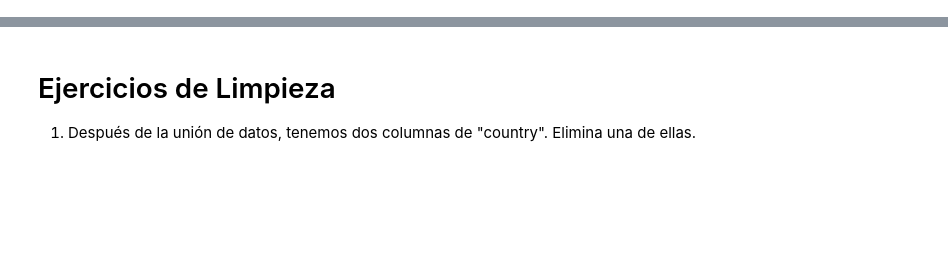
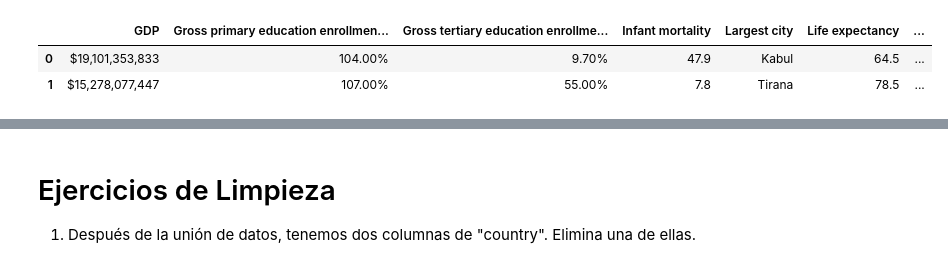
Before and after one commit to ana-nobre/Pair-Numpy-Pandas, a Jupyter notebook: Pair_Unión_Limpieza_Datos.ipynb, the cells around one changed output, grey strips where cells are left out. Cells and saved outputs as stored; diff of their text form; code cells hidden in the pictures; blank space fills up the shorter version.

```diff
--- a/Pair_Unión_Limpieza_Datos.ipynb
+++ b/Pair_Unión_Limpieza_Datos.ipynb
@@ -17,0 +17,7 @@ Explica por qué elegiste ese método de unión y cómo se llevaron a cabo los p
+# %%
+part2=pd.read_csv("world-data-2023_part2.csv", index_col=0)
+part2.head(2)
+# %% [output]
+|  | GDP | Gross primary education enrollmen... | Gross tertiary education enrollme... | Infant mortality | Largest city | Life expectancy | ... |
+| 0 | $19,101,353,833 | 104.00% | 9.70% | 47.9 | Kabul | 64.5 | ... |
+| 1 | $15,278,077,447 | 107.00% | 55.00% | 7.8 | Tirana | 78.5 | ... |
```
Also changed, not shown: parts of 19 cells of this notebook.
